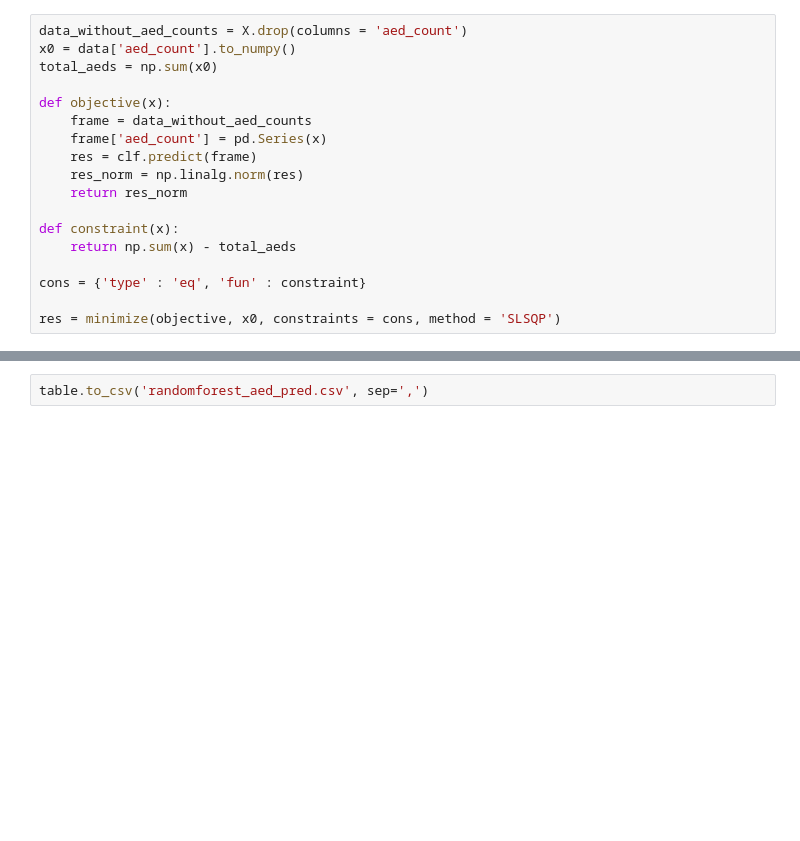
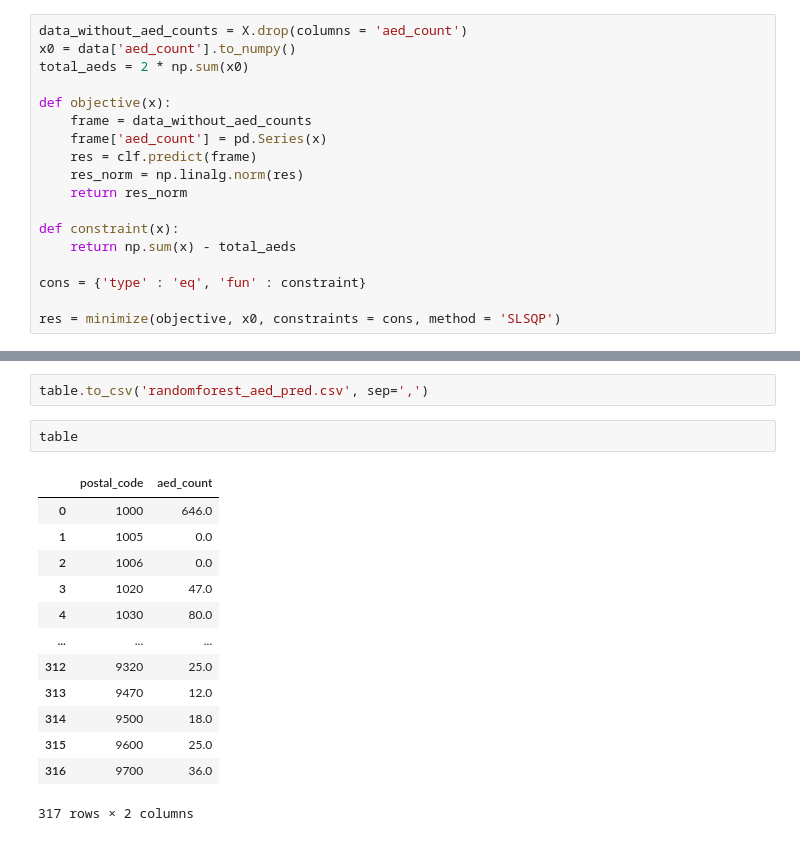
Before and after one commit to raforsyth/datathon_ambulance, a Jupyter notebook: randomforest.ipynb, the cells around one changed output, grey strips where cells are left out. Cells and saved outputs as stored; diff of their text form; blank space fills up the shorter version.

```diff
--- a/randomforest.ipynb
+++ b/randomforest.ipynb
@@ -64,7 +64,7 @@ plt.scatter(y_test, pred)
 # %%
 data_without_aed_counts = X.drop(columns = 'aed_count')
 x0 = data['aed_count'].to_numpy()
-total_aeds = np.sum(x0)
+total_aeds = 2 * np.sum(x0)
 
 def objective(x):
     frame = data_without_aed_counts
@@ -84,3 +84,19 @@ table = pd.DataFrame(data['postal_code'])
 table['aed_count'] = res.x
 # %%
 table.to_csv('randomforest_aed_pred.csv', sep=',')
+# %%
+table
+# %% [output]
+|  | postal_code | aed_count |
+| 0 | 1000 | 646.0 |
+| 1 | 1005 | 0.0 |
+| 2 | 1006 | 0.0 |
+| 3 | 1020 | 47.0 |
+| 4 | 1030 | 80.0 |
+| ... | ... | ... |
+| 312 | 9320 | 25.0 |
+| 313 | 9470 | 12.0 |
+| 314 | 9500 | 18.0 |
+| 315 | 9600 | 25.0 |
+| 316 | 9700 | 36.0 |
+317 rows × 2 columns
```
Also changed, not shown: parts of 2 cells of this notebook, 1 other file.
